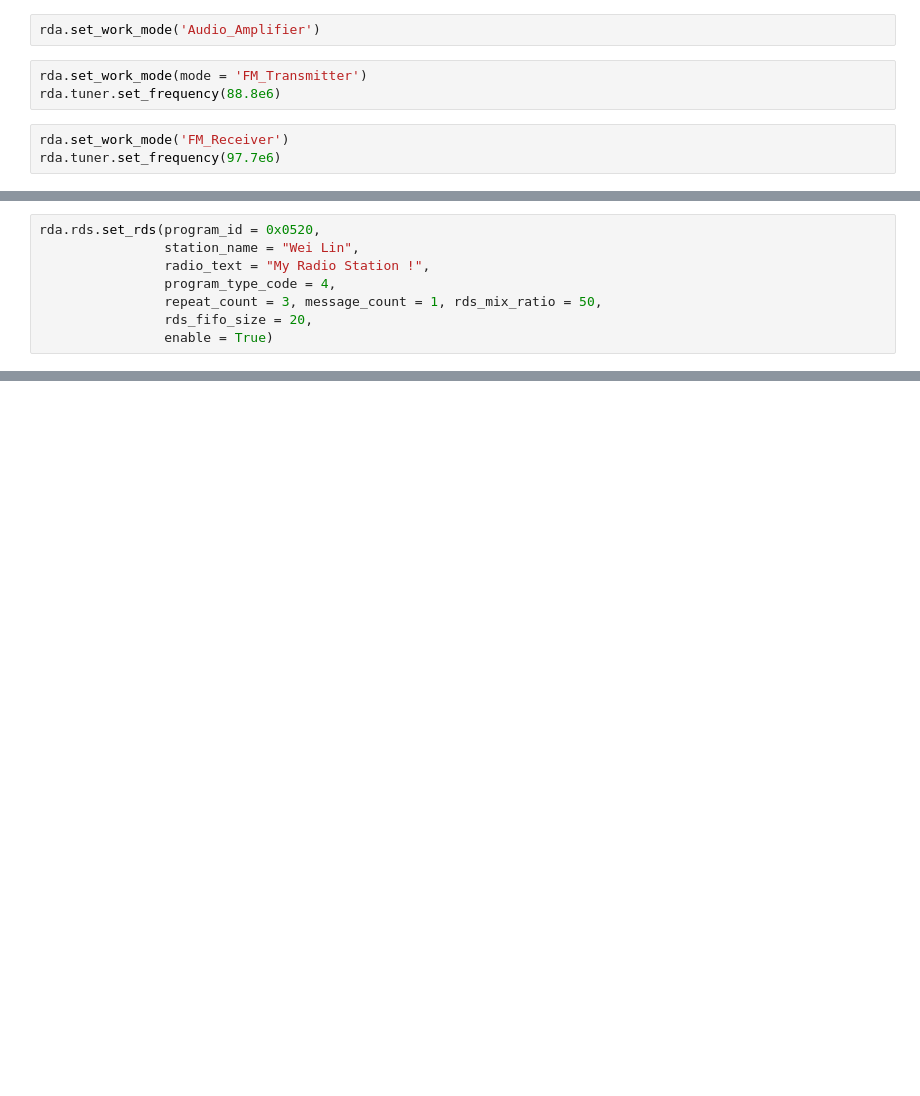
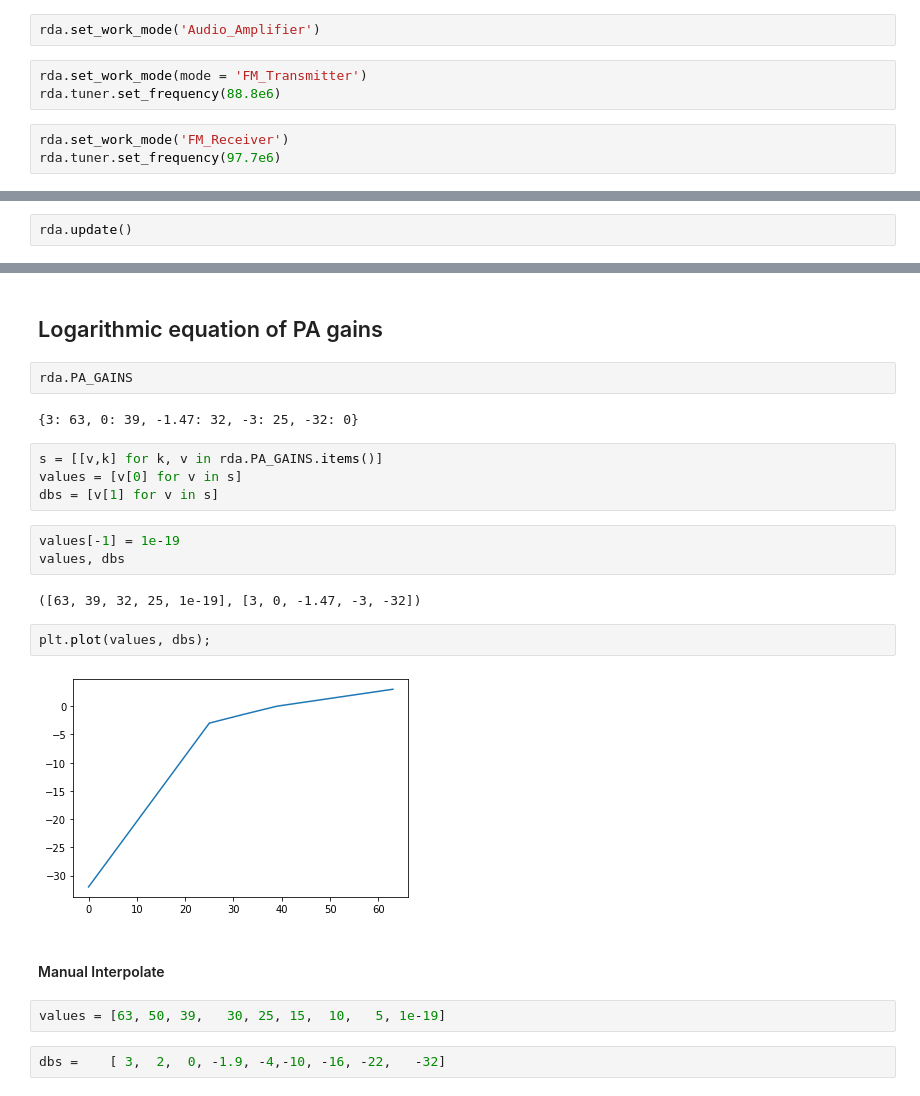
Before and after one commit to Wei1234c/FM_Transceivers, a Jupyter notebook: notebooks/Functional test/RDA5820 Functional Test.ipynb, the cells around one changed output, grey strips where cells are left out. Cells and saved outputs as stored; diff of their text form; blank space fills up the shorter version.

```diff
--- a/notebooks/Functional test/RDA5820 Functional Test.ipynb
+++ b/notebooks/Functional test/RDA5820 Functional Test.ipynb
@@ -102,8 +184,0 @@ noise_levels_sorted
-# %%
-rda.rds.set_rds(program_id = 0x0520,
-                station_name = "Wei Lin",
-                radio_text = "My Radio Station !",
-                program_type_code = 4,
-                repeat_count = 3, message_count = 1, rds_mix_ratio = 50,
-                rds_fifo_size = 20,
-                enable = True)
@@ -138,0 +191,2 @@ df[df.different == 1]
+# %%
+rda.update()
@@ -138,0 +280,25 @@ df[df.different == 1]
+# %% [markdown]
+## Logarithmic equation of PA gains
+# %%
+rda.PA_GAINS
+# %% [output]
+{3: 63, 0: 39, -1.47: 32, -3: 25, -32: 0}
+# %%
+s = [[v,k] for k, v in rda.PA_GAINS.items()]
+values = [v[0] for v in s]
+dbs = [v[1] for v in s]
+# %%
+values[-1] = 1e-19
+values, dbs
+# %% [output]
+([63, 39, 32, 25, 1e-19], [3, 0, -1.47, -3, -32])
+# %%
+plt.plot(values, dbs);
+# %% [output]
+[figure, added]
+# %% [markdown]
+#### Manual Interpolate
+# %%
+values = [63, 50, 39,   30, 25, 15,  10,   5, 1e-19]
+# %%
+dbs =    [ 3,  2,  0, -1.9, -4,-10, -16, -22,   -32]
```
Also changed, not shown: parts of 65 cells of this notebook, 23 other files.
